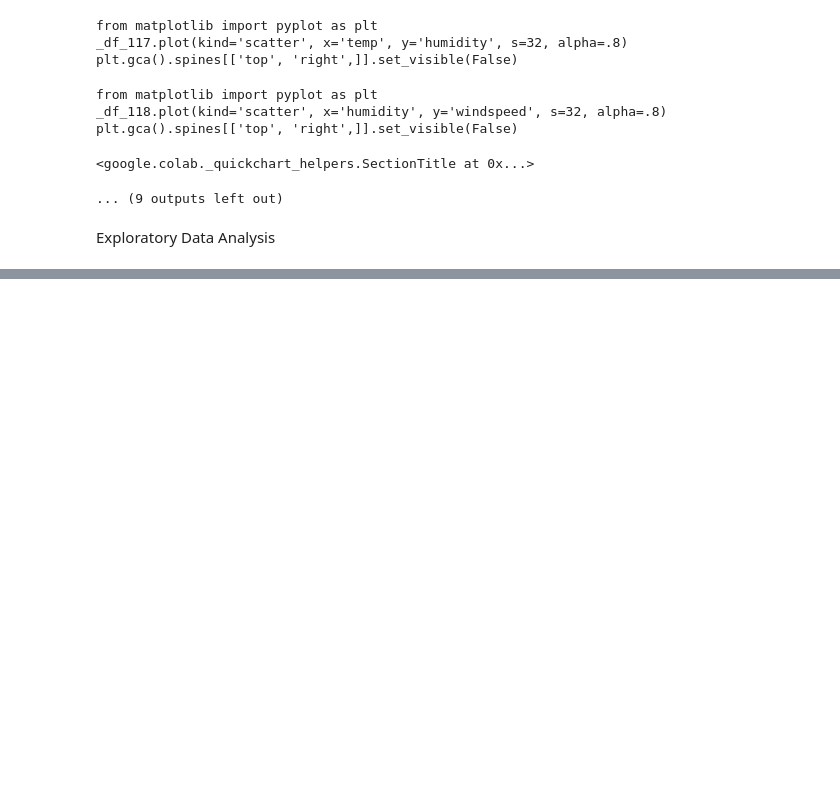
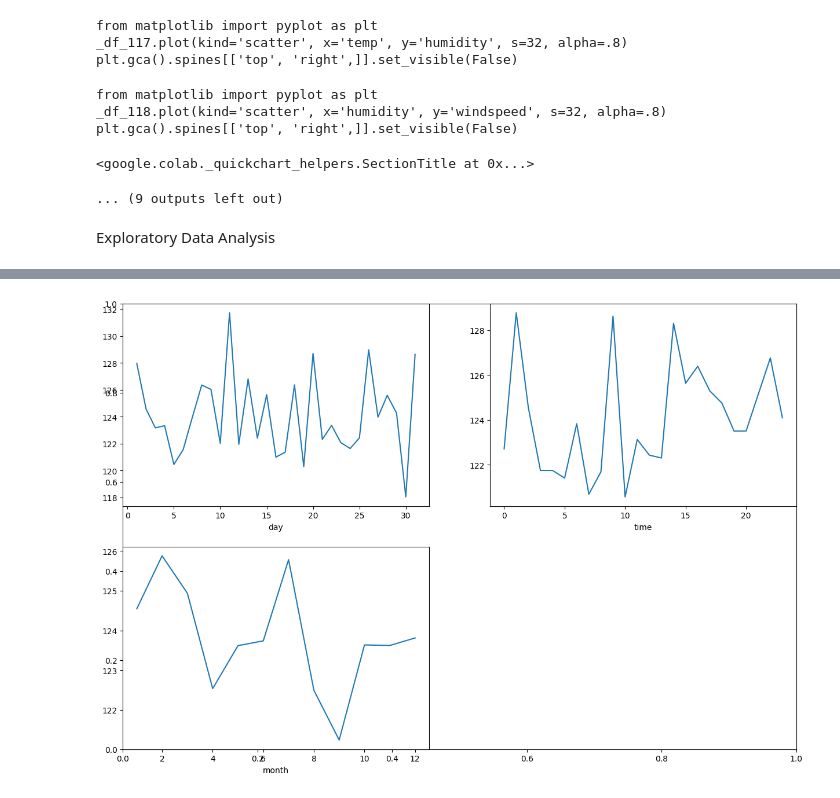
Before and after one commit to bchirabenyoussef-hash/Ola-Bike-Ride-Request-Demand-Forecast, a Jupyter notebook: ola_bike.ipynb, the cells around one changed output, grey strips where cells are left out. Saved outputs shown, nothing was run; the diff lists cells and outputs as text; code cells hidden in the pictures; blank space fills up the shorter version.

```diff
--- a/ola_bike.ipynb
+++ b/ola_bike.ipynb
@@ -363,0 +387,10 @@ Exploratory Data Analysis
+# %%
+features = ['day', 'time', 'month']
+
+plt.subplots(figsize=(15, 10))
+for i, col in enumerate(features):
+    plt.subplot(2, 2, i + 1)
+    df.groupby(col).mean()['count'].plot()
+plt.show()
+# %% [output]
+[figure, added]
```
Also changed, not shown: parts of 25 cells of this notebook.
